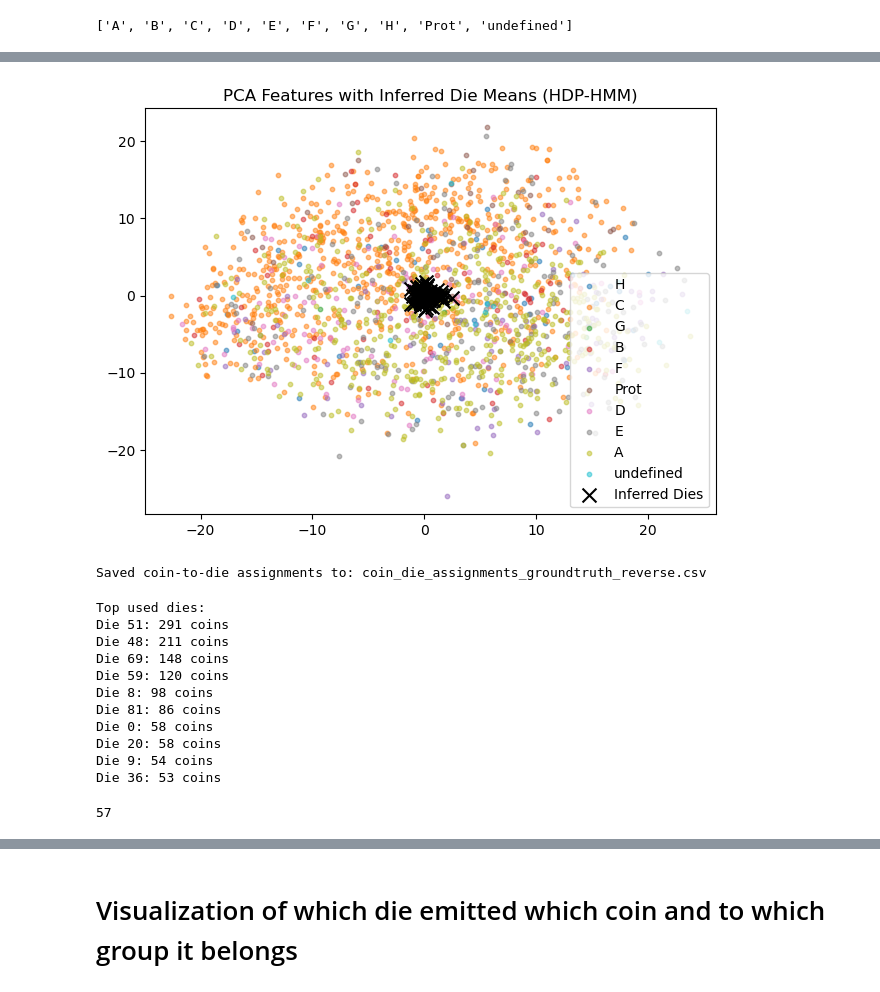
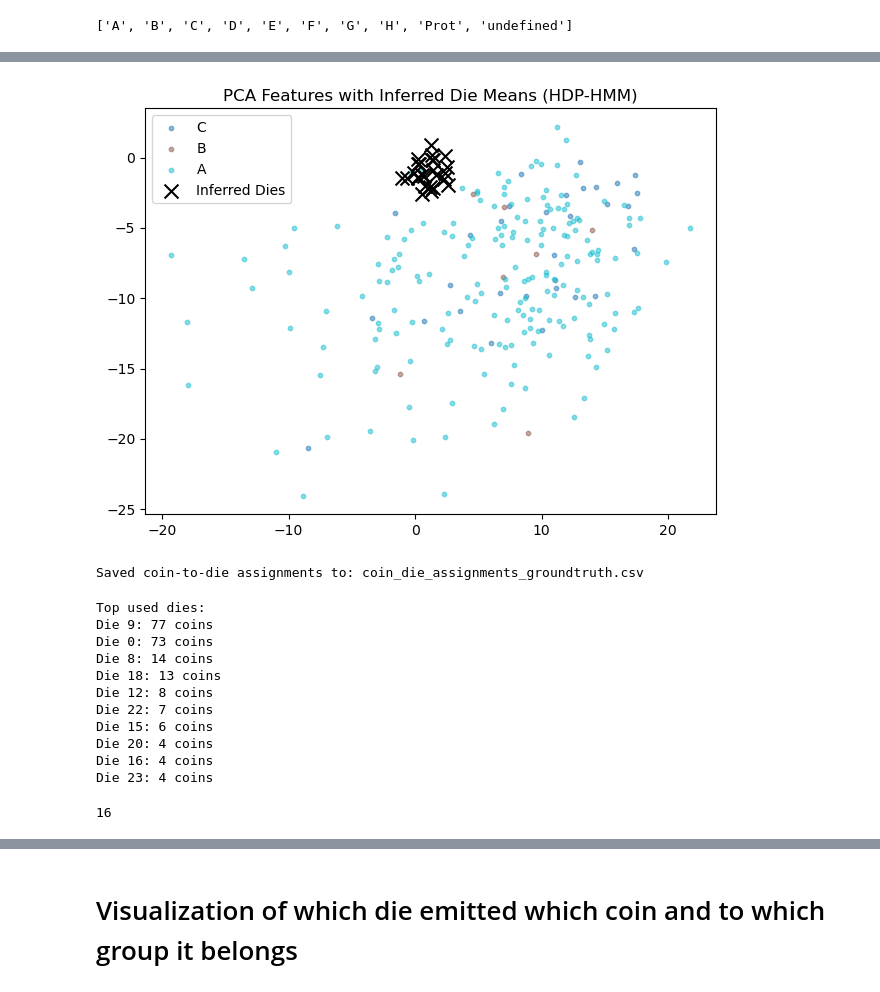
Before and after one commit to alexander-schl/data_challenges, a Jupyter notebook: true_hdp_hsmm.ipynb, the cells around one changed output, grey strips where cells are left out. Drawn from its saved outputs; the diff is of its cells as text; code cells hidden in the pictures.

Commit message:
added hungarian algorithm to rename hmm dies to original dies for ground truth comparison. tweaking parameteres gamma and alpha for HMM

```diff
--- a/true_hdp_hsmm.ipynb
+++ b/true_hdp_hsmm.ipynb
@@ -224,25 +224,25 @@ device = torch.device("cpu")
 #with open("coin_features_pca_coin_clip.pkl", "rb") as f:
 #    data = pickle.load(f)
 
-with open("coin_features_pca_coin_clip_reverse.pkl", "rb") as f:
+with open("coin_features_pca_coin_clip.pkl", "rb") as f:
     data = pickle.load(f)
 
 
 # filter for ground truth coins
-#import numpy as np
+import numpy as np
 # Get the indices of rows to keep
-#keep_indices = [
-#    i for i, path in enumerate(data["paths"])
-#    if int(path.split("/")[-1].split("_")[0]) in truth_coins
-#]
-# Filter all fields in the dict using these indices
-#filtered_data = {
-#    "features": data["features"][keep_indices],
-#    "labels": [data["labels"][i] for i in keep_indices],
-#    "paths": [data["paths"][i] for i in keep_indices],
-#    "group_names": data["group_names"],
-#}
-#data = filtered_data
+keep_indices = [
+    i for i, path in enumerate(data["paths"])
+    if int(path.split("/")[-1].split("_")[0]) in truth_coins
+]
+#Filter all fields in the dict using these indices
+filtered_data = {
+    "features": data["features"][keep_indices],
+    "labels": [data["labels"][i] for i in keep_indices],
+    "paths": [data["paths"][i] for i in keep_indices],
+    "group_names": data["group_names"],
+}
+data = filtered_data
 
 
 
@@ -267,9 +267,11 @@ print(f"Loaded {len(group_data)} groups with {sum(len(g) for g in group_data)} t
 
 
 # Hyperparameters
-alpha_val = 0.5
-gamma_val = 0.5
-num_states = 82
+alpha_val = 10
+gamma_val = 10
+#num_states = 200
+#num_states = 82
+num_states = 26
 obs_dim = group_data[0].shape[1] # dimensionality of feature vectors
 
 # Example group data with 3 groups and 5-dimensional features (dummy structure)
@@ -301,6 +303,11 @@ def model(groups):
 
 def guide(groups):
     beta_k_q = pyro.param("beta_k_q", lambda: torch.rand(num_states), constraint=dist.constraints.unit_interval)
+    #beta_k_q = pyro.param(
+    #    "beta_k_q",
+    #    lambda: torch.full((num_states,), 0.8),
+    #    constraint=dist.constraints.unit_interval
+    #)
     pyro.sample("beta_k", dist.Delta(beta_k_q).to_event(1))
 
     mus_loc = pyro.param("mus_loc", lambda: torch.randn(num_states, obs_dim))
@@ -324,10 +331,20 @@ def guide(groups):
 
         if g > 0:
             z_q = pyro.param(f"z_{g}_q", lambda: torch.ones(num_states), constraint=dist.constraints.simplex)
+            #z_q = pyro.param(
+            #    f"z_q_{g}",
+            #    lambda: torch.ones(group.shape[0], num_states) * (1.0 / num_states),
+            #    constraint=dist.constraints.simplex
+            #)
             pyro.sample(f"z_{g}", dist.Categorical(z_q))
 
         with pyro.plate(f"obs_{g}", group.shape[0]):
             z_q_ng = pyro.param(f"z_q_{g}", lambda: torch.ones(group.shape[0], num_states), constraint=dist.constraints.simplex)
+            #z_q_ng = pyro.param(
+            #    f"z_q_{g}",
+            #    lambda: torch.ones(group.shape[0], num_states) * (1.0 / num_states),
+            #    constraint=dist.constraints.simplex
+            #)
             pyro.sample(f"z_ng_{g}", dist.Categorical(z_q_ng))
 
 
@@ -379,4 +396,4 @@ Loaded 10 groups with 1787 total coins.
-[figure, old version]
+[figure, new version]
 # %%
 # Step 1: Extract posterior parameters
 mus = pyro.param("mus_loc").detach()
@@ -414,12 +431,12 @@ import pandas as pd
 df = pd.DataFrame(coin_to_die)
 
 # Save to CSV
-output_csv = "coin_die_assignments_groundtruth_reverse.csv"
+output_csv = "coin_die_assignments_groundtruth.csv"
 df.to_csv(output_csv, index=False)
 
 print(f"Saved coin-to-die assignments to: {output_csv}")
 # %% [output]
-Saved coin-to-die assignments to: coin_die_assignments_groundtruth_reverse.csv
+Saved coin-to-die assignments to: coin_die_assignments_groundtruth.csv
 # %%
 from collections import Counter
 
@@ -432,20 +449,20 @@ for die, count in die_counts.most_common(10):
     print(f"Die {die}: {count} coins")
 # %% [output]
 Top used dies:
-Die 51: 291 coins
-Die 48: 211 coins
-Die 69: 148 coins
-Die 59: 120 coins
-Die 8: 98 coins
-Die 81: 86 coins
-Die 0: 58 coins
-Die 20: 58 coins
-Die 9: 54 coins
-Die 36: 53 coins
+Die 9: 77 coins
+Die 0: 73 coins
+Die 8: 14 coins
+Die 18: 13 coins
+Die 12: 8 coins
+Die 22: 7 coins
+Die 15: 6 coins
+Die 20: 4 coins
+Die 16: 4 coins
+Die 23: 4 coins
 # %%
 len(die_counts)
 # %% [output]
-57
+16
 # %%
 import pandas as pd
 
```
Also changed, not shown: parts of 6 cells of this notebook, 2 other files.
